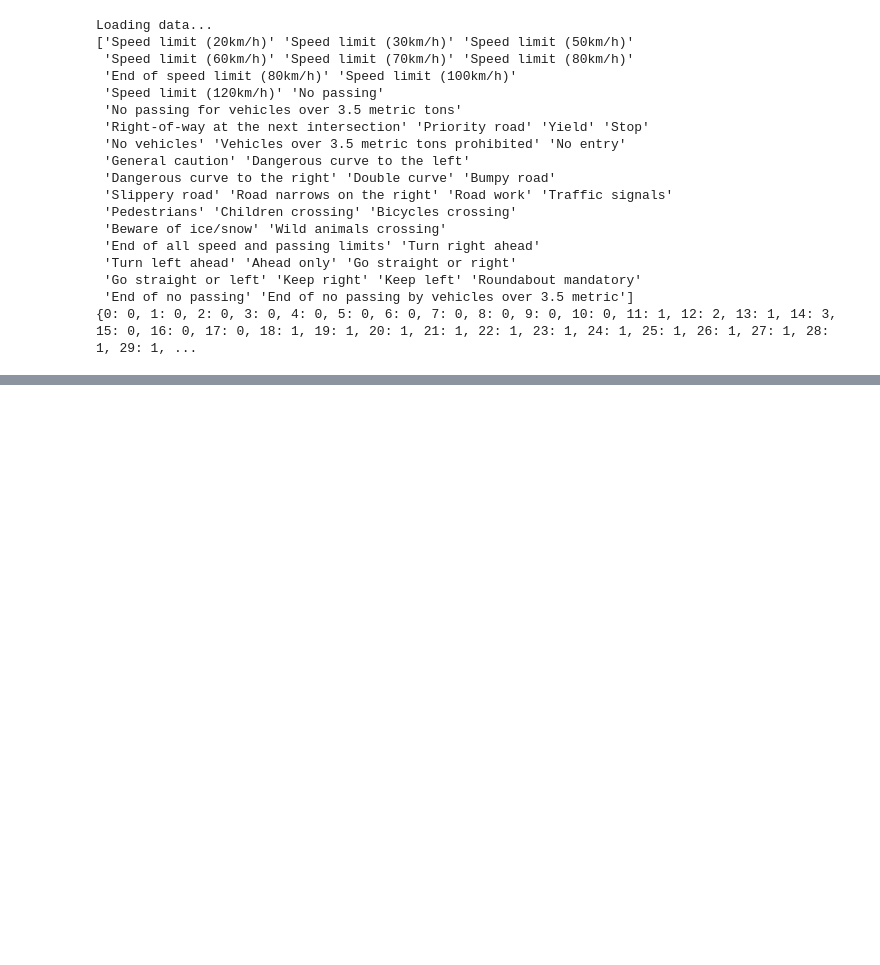
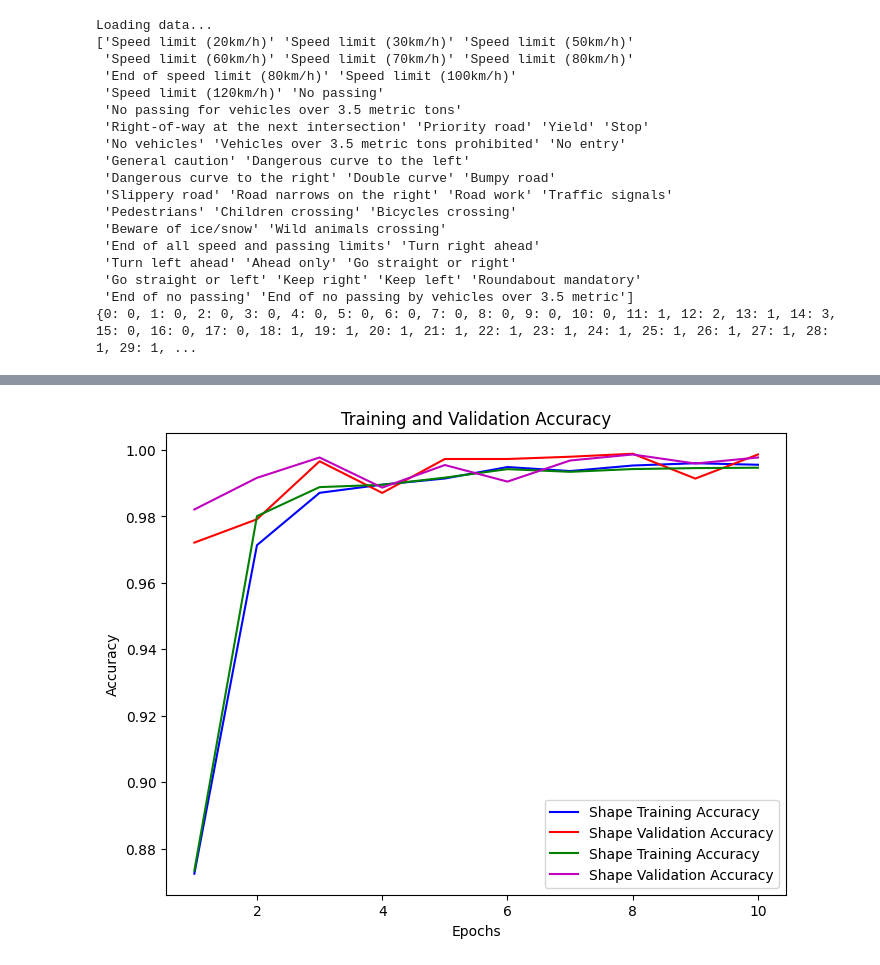
Before and after one commit to JonasBrockmoeller/Traffic-Sign-Recognition, a Jupyter notebook: German-Traffic-Sign-Dataset/Experiment_3.ipynb, the cells around one changed output, grey strips where cells are left out. Cells and saved outputs as stored; diff of their text form; code cells hidden in the pictures; blank space fills up the shorter version.

```diff
--- a/German-Traffic-Sign-Dataset/Experiment_3.ipynb
+++ b/German-Traffic-Sign-Dataset/Experiment_3.ipynb
@@ -73,7 +73,7 @@ shared_dense = Dropout(0.5)(shared_dense)
 # Head 1: Binary classification (street sign or no street sign)
 head_1 = Dense(64, activation='relu')(shared_dense)
 head_1 = Dropout(0.5)(head_1)
-binary_output = Dense(1, activation='sigmoid', name='binary_output')(head_1)
+binary_output = Dense(1, activation='sigmoid', name='type_output')(head_1)
 
 # Head 2: Multi-class classification (4 different shapes)
 head_2 = Dense(64, activation='relu')(shared_dense)
@@ -86,11 +86,10 @@ model = Model(inputs=inputs, outputs=[binary_output, shape_output])
 # define two dictionaries: one that specifies the loss method for
 # each output of the network along with a second dictionary that
 # specifies the weight per loss
-losses = {
-	'binary_output': tf.keras.losses.BinaryCrossentropy(),
-    'shape_output': tf.keras.losses.SparseCategoricalCrossentropy(),
-}
-lossWeights = {"binary_output": 1.0, "shape_output": 1.0}
+losses = {'type_output': 'binary_crossentropy',
+          'shape_output': 'sparse_categorical_crossentropy'}
+
+lossWeights = {"type_output": 1.0, "shape_output": 1.0}
 # initialize the optimizer and compile the model
 print("[INFO] compiling model...")
 
@@ -98,7 +97,7 @@ print("[INFO] compiling model...")
 model.compile(optimizer='adam',
               loss=losses,
               loss_weights=lossWeights,
-              metrics=['accuracy', f1_metric]
+              metrics=['accuracy']
               )
 
 # Model summary
@@ -157,8 +150,8 @@ print("Img valid: ", len(images_valid), images_valid.dtype)
 print("Form valid: ", len(forms_valid), type(forms_valid))
 print("Label valid: ", len(labels_valid), type(labels_valid))
 
-train_data = {'form_output': forms_train, 'type_output': labels_train}
-validation_data = {'form_output': forms_valid, 'type_output': labels_valid}
+train_data = {'shape_output': forms_train, 'type_output': labels_train}
+validation_data = {'shape_output': forms_valid, 'type_output': labels_valid}
 
 # Train the model
 history = model.fit(images_train,
@@ -183,0 +211,25 @@ model.save(model_filename)
+# %%
+import matplotlib.pyplot as plt
+
+# Extract accuracy values
+shape_train_accuracy = history.history['shape_output_accuracy']
+shape_val_accuracy = history.history['val_shape_output_accuracy']
+
+type_train_accuracy = history.history['type_output_accuracy']
+type_val_accuracy = history.history['val_type_output_accuracy']
+
+# Plot accuracy
+fig = plt.figure(figsize=(8, 6))
+epochs = range(1, len(shape_train_accuracy) + 1)
+plt.plot(epochs, shape_train_accuracy, 'b', label='Shape Training Accuracy')
+plt.plot(epochs, shape_val_accuracy, 'r', label='Shape Validation Accuracy')
+plt.plot(epochs, type_train_accuracy, 'g', label='Shape Training Accuracy')
+plt.plot(epochs, type_val_accuracy, 'm', label='Shape Validation Accuracy')
+plt.title('Training and Validation Accuracy')
+plt.xlabel('Epochs')
+plt.ylabel('Accuracy')
+plt.legend()
+plt.show()
+fig.savefig('multihead_cnn.png', dpi=fig.dpi)
+# %% [output]
+[figure, added]
```
Also changed, not shown: parts of 5 cells of this notebook, 6 other files.
